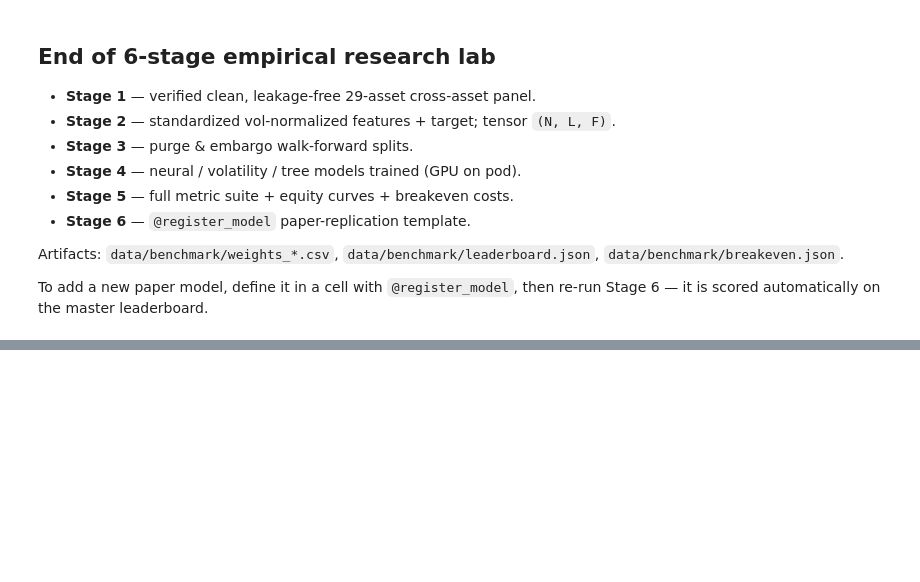
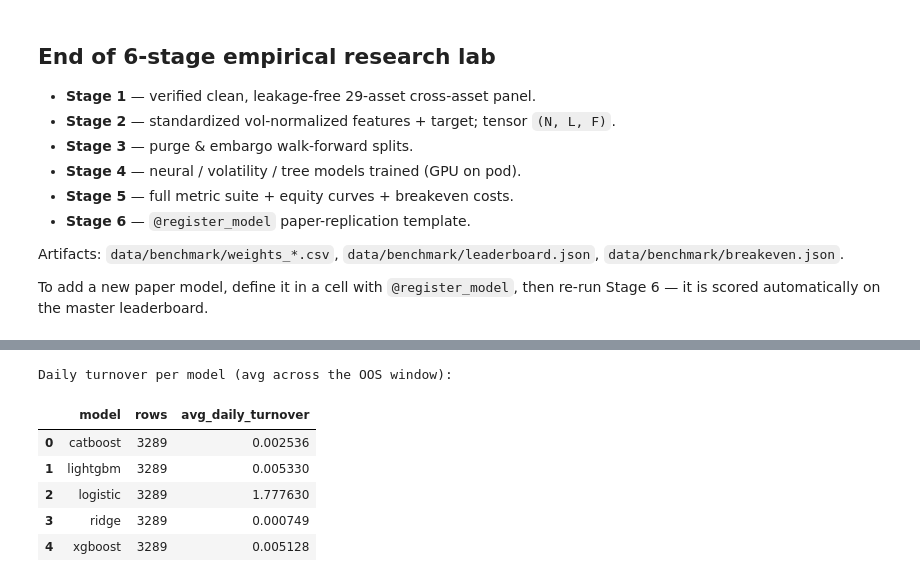
Before and after one commit to Priyatanshu2002/Quant-Dashboard, a Jupyter notebook: research/notebooks/01_empirical_research_lab.ipynb, the cells around one changed output, grey strips where cells are left out. Saved outputs shown, nothing was run; the diff lists cells and outputs as text; code cells hidden in the pictures; blank space fills up the shorter version.

```diff
--- a/research/notebooks/01_empirical_research_lab.ipynb
+++ b/research/notebooks/01_empirical_research_lab.ipynb
@@ -565,0 +832,11 @@ re-run Stage 6 — it is scored automatically on the master leaderboard.
+# %%
+
+# ==== STAGE 7 : RESEARCH RESULTS VIEWER ====
+import glob as _glob
+weight_files = sorted(_glob.glob(str(RESULTS / "weights_*.csv")))
+print(f"Found {len(weight_files)} weight files: {[Path(f).name for f in weight_files]}")
+weight_frames = {}
+for f in weight_files:
+    name = Path(f).stem.replace("weights_", "")
+    weight_frames[name] = pd.read_csv(f, parse_dates=["time"])
+    print(f"  {name:<12} rows={len(weight_frames[name]):,}  cols={list(weight_frames[name].columns)}")
@@ -565,0 +850,26 @@ re-run Stage 6 — it is scored automatically on the master leaderboard.
+# %%
+
+# ==== STAGE 7 : RESEARCH RESULTS VIEWER ====
+# Turnover + top exposures per model (avg |dw| per rebalance)
+if weight_frames:
+    rows = []
+    for name, w in weight_frames.items():
+        w = w.sort_values("time")
+        # daily turnover = sum of |weight change| / 2
+        piv = w.pivot_table(index="time", columns="symbol", values="weight").fillna(0)
+        if len(piv) > 1:
+            turnover = (piv.diff().abs().sum(axis=1) / 2).mean()
+        else:
+            turnover = float("nan")
+        rows.append({"model": name, "rows": len(w), "avg_daily_turnover": turnover})
+    wt = pd.DataFrame(rows)
+    print("Daily turnover per model (avg across the OOS window):")
+    display(wt)
+# %% [output]
+Daily turnover per model (avg across the OOS window):
+|  | model | rows | avg_daily_turnover |
+| 0 | catboost | 3289 | 0.002536 |
+| 1 | lightgbm | 3289 | 0.005330 |
+| 2 | logistic | 3289 | 1.777630 |
+| 3 | ridge | 3289 | 0.000749 |
+| 4 | xgboost | 3289 | 0.005128 |
```
Also changed, not shown: parts of 25 cells of this notebook, 5 other files.
